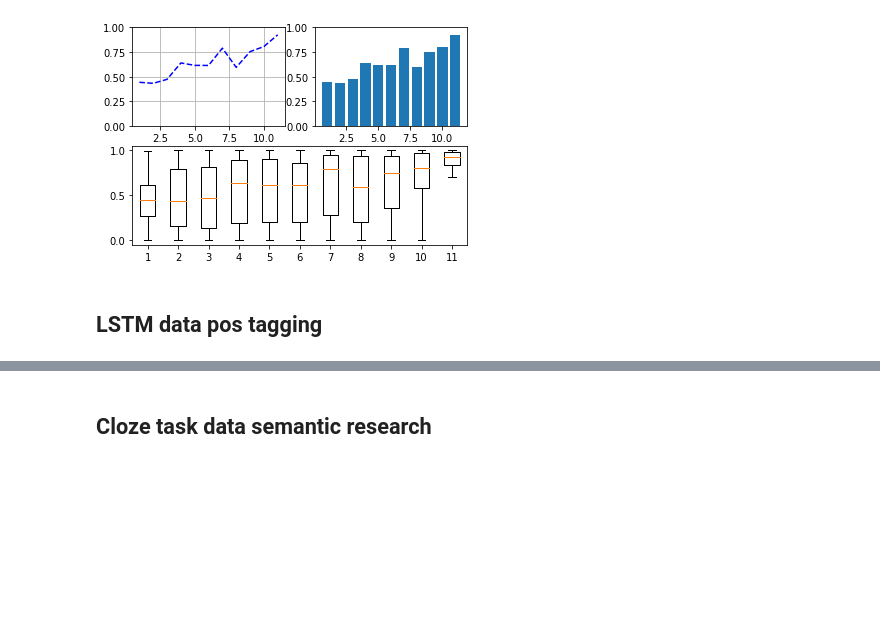
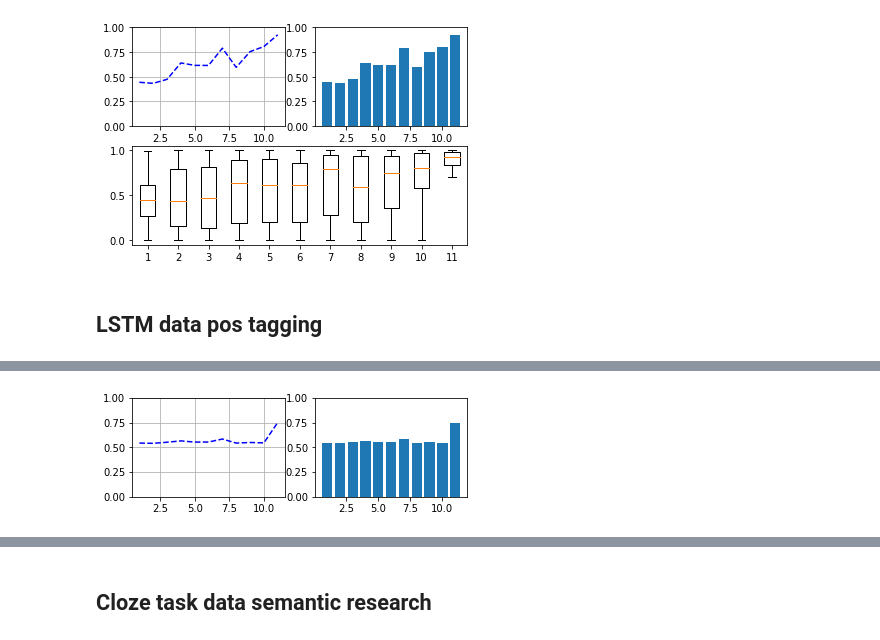
Before and after one commit to semensorokin/NLP_projects, a Jupyter notebook: LSTM_Cloze_prob_task/Model_comparing.ipynb, the cells around one changed output, grey strips where cells are left out. Saved outputs shown, nothing was run; the diff lists cells and outputs as text; code cells hidden in the pictures; blank space fills up the shorter version.

```diff
--- a/LSTM_Cloze_prob_task/Model_comparing.ipynb
+++ b/LSTM_Cloze_prob_task/Model_comparing.ipynb
@@ -14,6 +14,8 @@ print(row_data.shape)
 # %%
 def clear(x):
     flag=0
+    if x.isdigit():
+        return 0
     if (len(x)==1) and (x not in 'ксявуоиа'):
         flag+=1
     for i in x:
@@ -379,3 +408,10 @@ See the caveats in the documentation: http://pandas.pydata.org/pandas-docs/stabl
 import json
 json_data=open('data.json').read()
 data = json.loads(json_data)
+lstm_tag_max_prob = []
+lstm_best_tag = []
+for context in list(data.keys()):
+    pos, prob = pos_t_ans(data.get(context))
+    lstm_tag_max_prob.append((context,prob))
+    lstm_best_tag.append((context,pos))
+print(len(lstm_best_tag))
@@ -381,0 +420,6 @@ data = json.loads(json_data)
+# %%
+Context = [i for i, j in lstm_tag_max_prob]
+Probs_lstm_tag = [j for i, j in lstm_tag_max_prob]
+lstm_best_tag = [j for i, j in lstm_best_tag]
+lstm_tags_prob = pd.DataFrame({'shown' :Context, 'prob' : Probs_lstm_tag, 'tag':lstm_best_tag })
+lstm_tags_prob.head()
@@ -381,0 +433,10 @@ data = json.loads(json_data)
+# %%
+def prep(x):
+    h = x.replace(' - ', '-')
+    h = h.replace(' : " ', ' ')
+    return h
+plot_data = lstm_tags_prob[['shown', 'prob']]
+plot_data.shown = plot_data.shown.apply(prep)
+plot_mean_prob_distribution(plot_data, 1)
+# %% [output]
+[figure, added]
```
Also changed, not shown: parts of 10 cells of this notebook, 2 other files.
